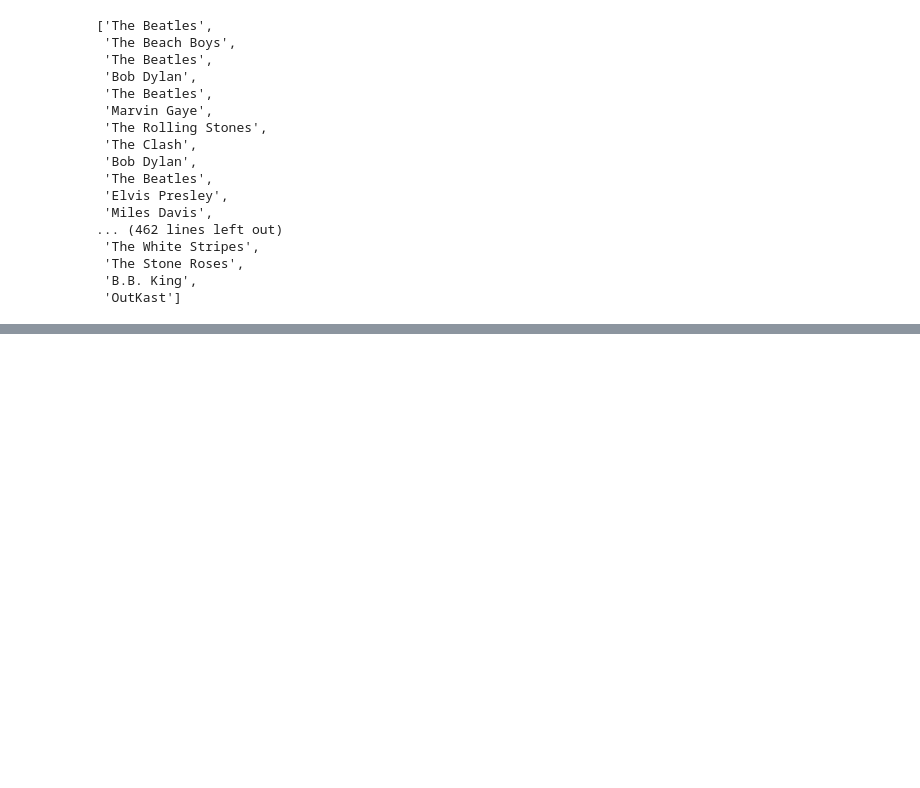
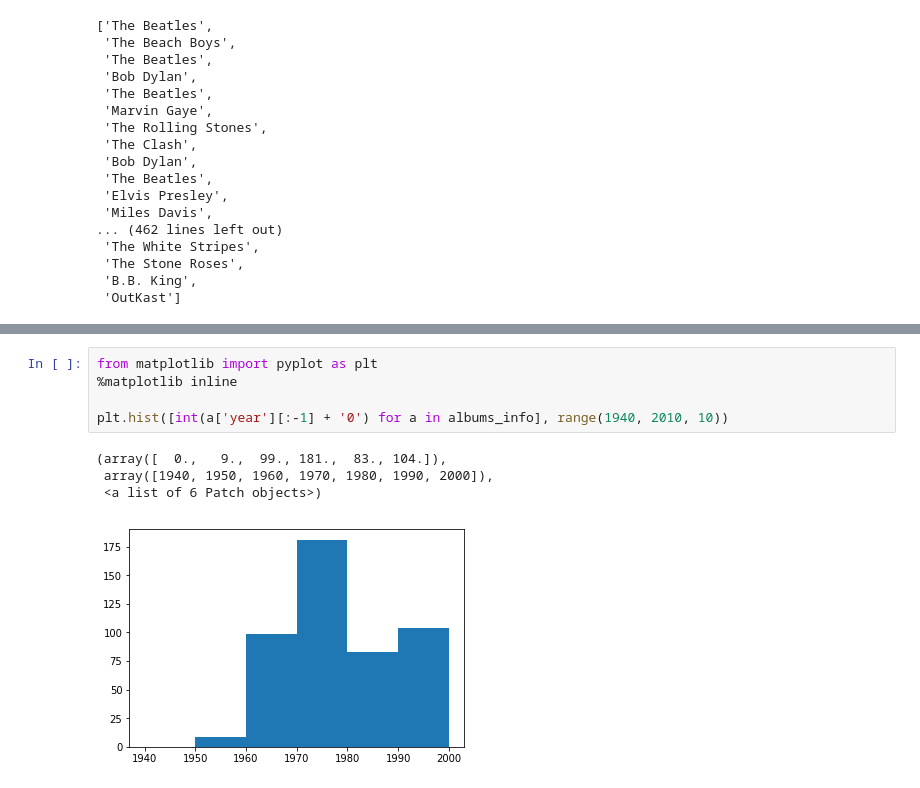
Before and after one commit to minnaf/nyc-mhtn-ds-060319-lectures, a Jupyter notebook: Mod_1/rolling-stones/rolling_stones_lab.ipynb, the cells around one changed output, grey strips where cells are left out. Cells and saved outputs as stored; diff of their text form; blank space fills up the shorter version.

```diff
--- a/Mod_1/rolling-stones/rolling_stones_lab.ipynb
+++ b/Mod_1/rolling-stones/rolling_stones_lab.ipynb
@@ -204,0 +253,10 @@ AttributeError: 'list' object has no attribute 'split'
+# %%
+from matplotlib import pyplot as plt
+%matplotlib inline
+
+plt.hist([int(a['year'][:-1] + '0') for a in albums_info], range(1940, 2010, 10))
+# %% [output]
+(array([  0.,   9.,  99., 181.,  83., 104.]),
+ array([1940, 1950, 1960, 1970, 1980, 1990, 2000]),
+ <a list of 6 Patch objects>)
+[figure, added]
```
Also changed, not shown: parts of 11 cells of this notebook.
